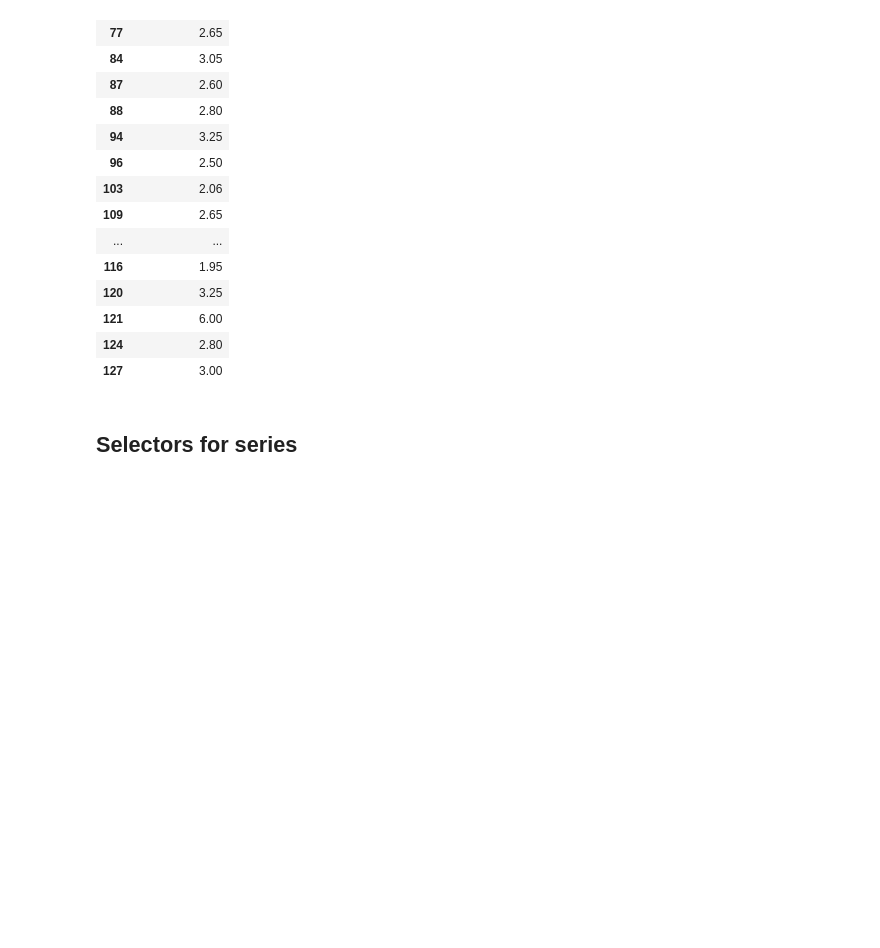
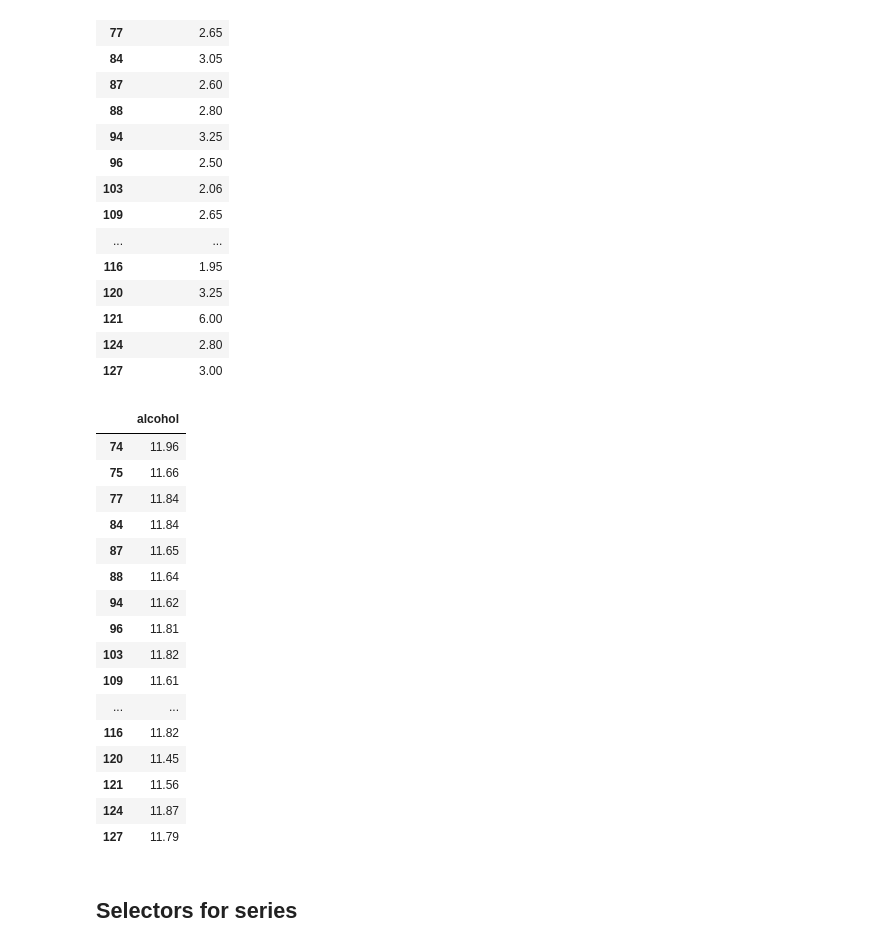
Before and after one commit to AKN4/accessing-data-with-pandas-onl01-dtsc-ft-012120, a Jupyter notebook: index.ipynb, the cells around one changed output. Cells and saved outputs as stored; diff of their text form; code cells hidden in the pictures; blank space fills up the shorter version.

```diff
--- a/index.ipynb
+++ b/index.ipynb
@@ -327,6 +373,26 @@ df.loc[df['alcohol'] < 12, ['color_intensity']]
 | 121 | 6.00 |
 | 124 | 2.80 |
 | 127 | 3.00 |
+# %%
+df.loc[df['alcohol'] < 12, ['alcohol']]
+# %% [output]
+|  | alcohol |
+| 74 | 11.96 |
+| 75 | 11.66 |
+| 77 | 11.84 |
+| 84 | 11.84 |
+| 87 | 11.65 |
+| 88 | 11.64 |
+| 94 | 11.62 |
+| 96 | 11.81 |
+| 103 | 11.82 |
+| 109 | 11.61 |
+| ... | ... |
+| 116 | 11.82 |
+| 120 | 11.45 |
+| 121 | 11.56 |
+| 124 | 11.87 |
+| 127 | 11.79 |
 # %% [markdown]
 ## Selectors for series
 # %% [markdown]
```
Also changed, not shown: parts of 9 cells of this notebook.
